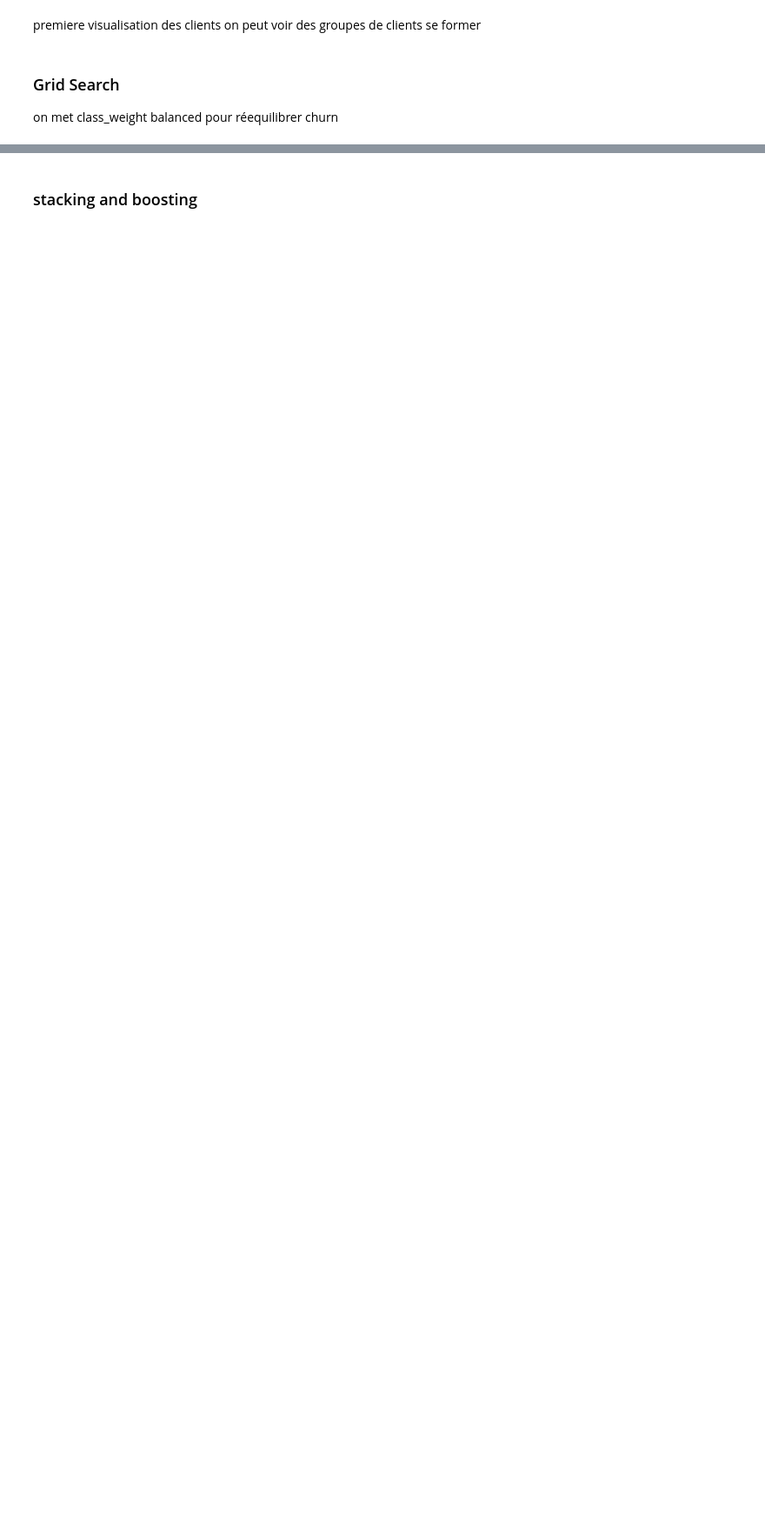
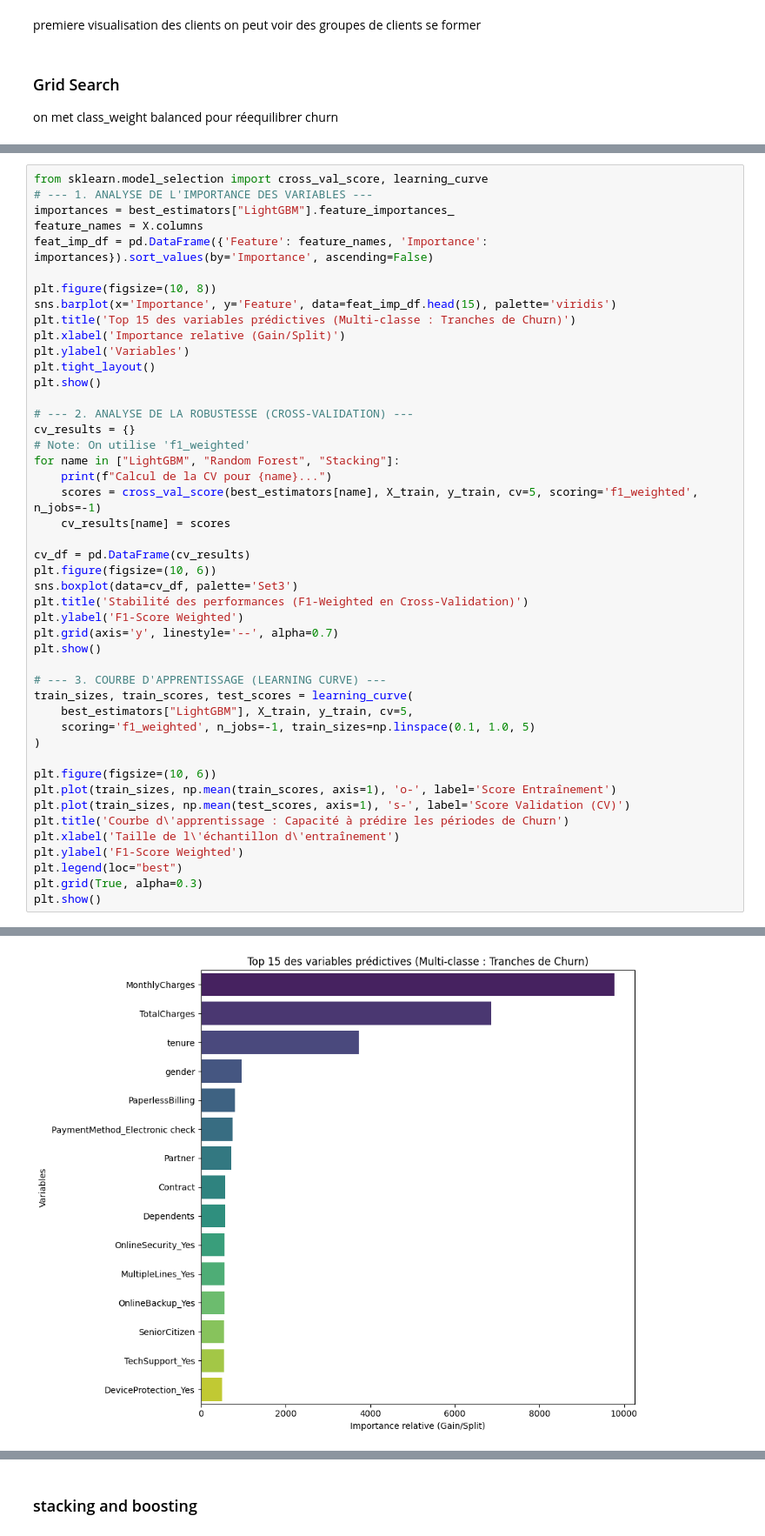
Before and after one commit to Bapt1st3/Telco_Customer_Prediction, a Jupyter notebook: classification.ipynb, the cells around one changed output, grey strips where cells are left out. Shown at 87% size. Saved outputs shown, nothing was run; the diff lists cells and outputs as text; blank space fills up the shorter version.

```diff
--- a/classification.ipynb
+++ b/classification.ipynb
@@ -118,0 +305,47 @@ on met class_weight balanced pour réequilibrer churn
+# %%
+from sklearn.model_selection import cross_val_score, learning_curve
+# --- 1. ANALYSE DE L'IMPORTANCE DES VARIABLES ---
+importances = best_estimators["LightGBM"].feature_importances_
+feature_names = X.columns
+feat_imp_df = pd.DataFrame({'Feature': feature_names, 'Importance': importances}).sort_values(by='Importance', ascending=False)
+
+plt.figure(figsize=(10, 8))
+sns.barplot(x='Importance', y='Feature', data=feat_imp_df.head(15), palette='viridis')
+plt.title('Top 15 des variables prédictives (Multi-classe : Tranches de Churn)')
+plt.xlabel('Importance relative (Gain/Split)')
+plt.ylabel('Variables')
+plt.tight_layout()
+plt.show()
+
+# --- 2. ANALYSE DE LA ROBUSTESSE (CROSS-VALIDATION) ---
+cv_results = {}
+# Note: On utilise 'f1_weighted'
+for name in ["LightGBM", "Random Forest", "Stacking"]:
+    print(f"Calcul de la CV pour {name}...")
+    scores = cross_val_score(best_estimators[name], X_train, y_train, cv=5, scoring='f1_weighted', n_jobs=-1)
+    cv_results[name] = scores
+
+cv_df = pd.DataFrame(cv_results)
+plt.figure(figsize=(10, 6))
+sns.boxplot(data=cv_df, palette='Set3')
+plt.title('Stabilité des performances (F1-Weighted en Cross-Validation)')
+plt.ylabel('F1-Score Weighted')
+plt.grid(axis='y', linestyle='--', alpha=0.7)
+plt.show()
+
+# --- 3. COURBE D'APPRENTISSAGE (LEARNING CURVE) ---
+train_sizes, train_scores, test_scores = learning_curve(
+    best_estimators["LightGBM"], X_train, y_train, cv=5,
+    scoring='f1_weighted', n_jobs=-1, train_sizes=np.linspace(0.1, 1.0, 5)
+)
+
+plt.figure(figsize=(10, 6))
+plt.plot(train_sizes, np.mean(train_scores, axis=1), 'o-', label='Score Entraînement')
+plt.plot(train_sizes, np.mean(test_scores, axis=1), 's-', label='Score Validation (CV)')
+plt.title('Courbe d\'apprentissage : Capacité à prédire les périodes de Churn')
+plt.xlabel('Taille de l\'échantillon d\'entraînement')
+plt.ylabel('F1-Score Weighted')
+plt.legend(loc="best")
+plt.grid(True, alpha=0.3)
+plt.show()
+# %% [output]
@@ -118,0 +355 @@ on met class_weight balanced pour réequilibrer churn
+[figure, added]
```
Also changed, not shown: parts of 17 cells of this notebook.
